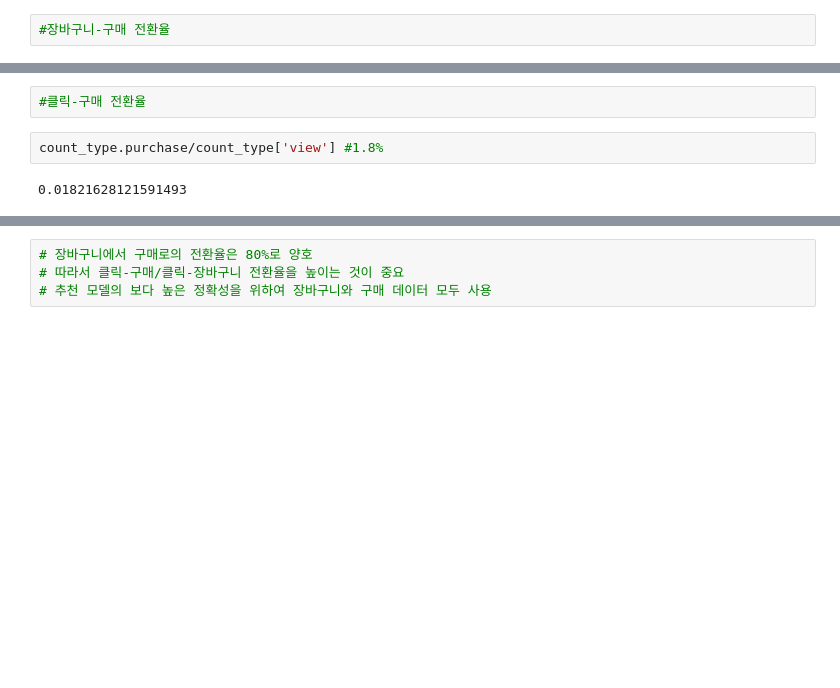
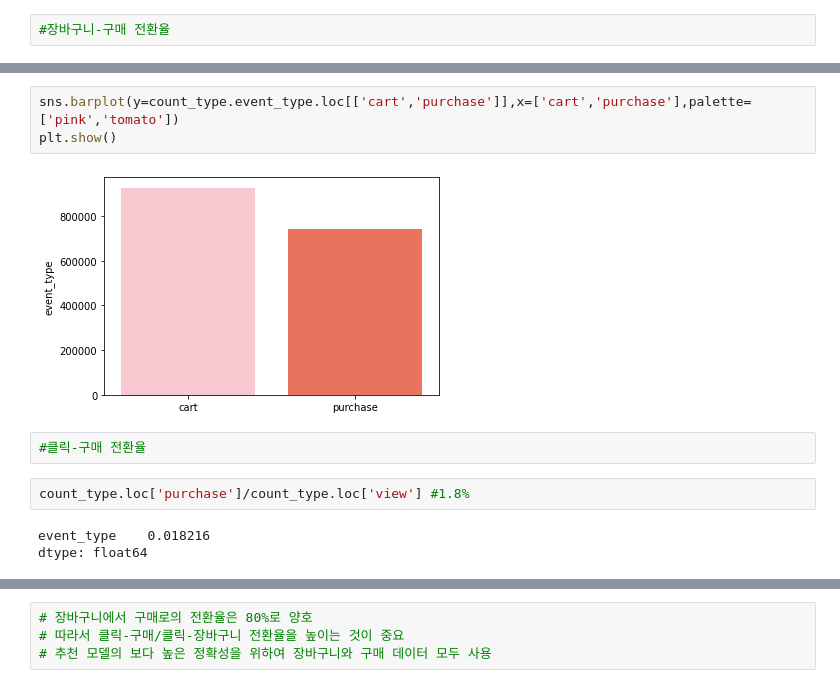
Before and after one commit to lover-swan/project2_2, a Jupyter notebook: (1)EDA1.ipynb, the cells around one changed output, grey strips where cells are left out. Cells and saved outputs as stored; diff of their text form; blank space fills up the shorter version.

```diff
--- a/(1)EDA1.ipynb
+++ b/(1)EDA1.ipynb
@@ -70,6 +78,12 @@ count_type.purchase/count_type.cart #80%
+# %%
+sns.barplot(y=count_type.event_type.loc[['cart','purchase']],x=['cart','purchase'],palette=['pink','tomato'])
+plt.show()
+# %% [output]
+[figure, added]
 # %%
 #클릭-구매 전환율
 # %%
-count_type.purchase/count_type['view'] #1.8%
+count_type.loc['purchase']/count_type.loc['view'] #1.8%
 # %% [output]
-0.01821628121591493
+event_type    0.018216
+dtype: float64
```
Also changed, not shown: parts of 8 cells of this notebook.
